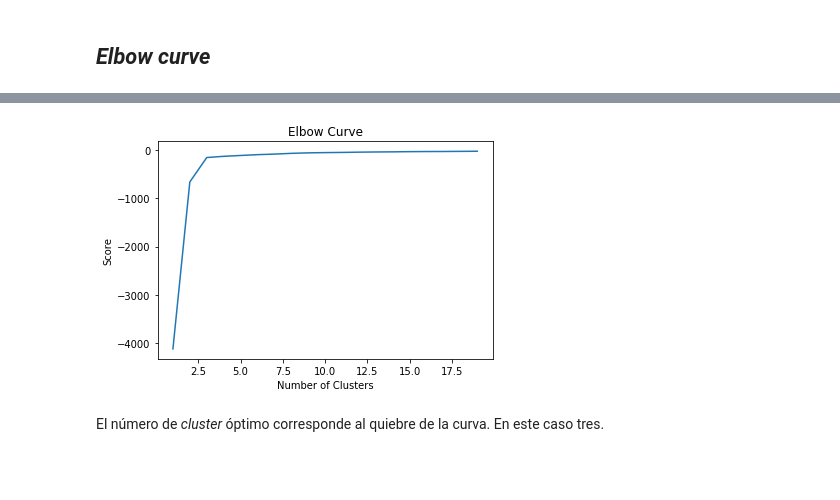
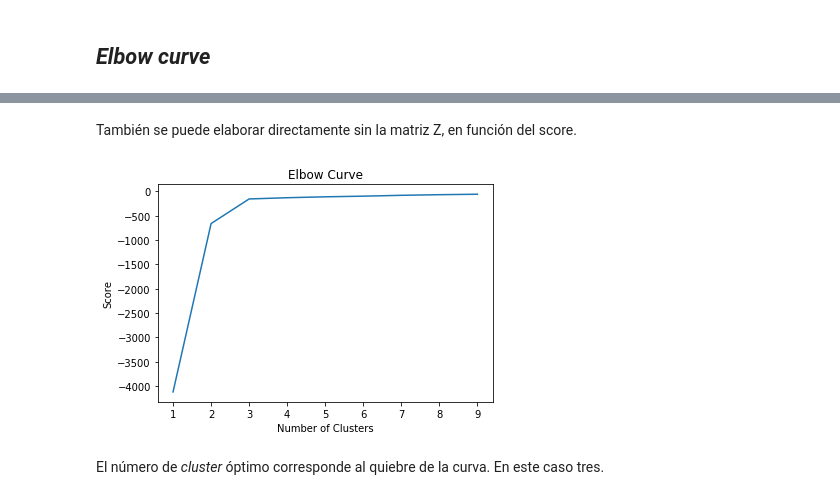
Before and after one commit to camilogutierrez/MachineLearning-1, a Jupyter notebook: NOTEBOOKS/12_Cluster.ipynb, the cells around one changed output, grey strips where cells are left out. Saved outputs shown, nothing was run; the diff lists cells and outputs as text; code cells hidden in the pictures; blank space fills up the shorter version.

```diff
--- a/NOTEBOOKS/12_Cluster.ipynb
+++ b/NOTEBOOKS/12_Cluster.ipynb
@@ -130,13 +245,15 @@ Este método minimiza las distancias entre todos los pares de puntos en un *clus
+# %% [markdown]
+También se puede elaborar directamente sin la matriz Z, en función del score.
 # %%
-Nc = range(1, 20)
+Nc = range(1, 10)
 kmeans = [KMeans(n_clusters=i) for i in Nc]
 score = [kmeans[i].fit(X).score(X) for i in range(len(kmeans))]
 plt.plot(Nc,score)
 plt.xlabel('Number of Clusters')
 plt.ylabel('Score')
 plt.title('Elbow Curve');
 # %% [output]
-[figure, old version]
+[figure, new version]
 # %% [markdown]
 El número de *cluster* óptimo corresponde al quiebre de la curva. En este caso tres.
 # %% [markdown]
```
Also changed, not shown: parts of 27 cells of this notebook, 2 other files.
